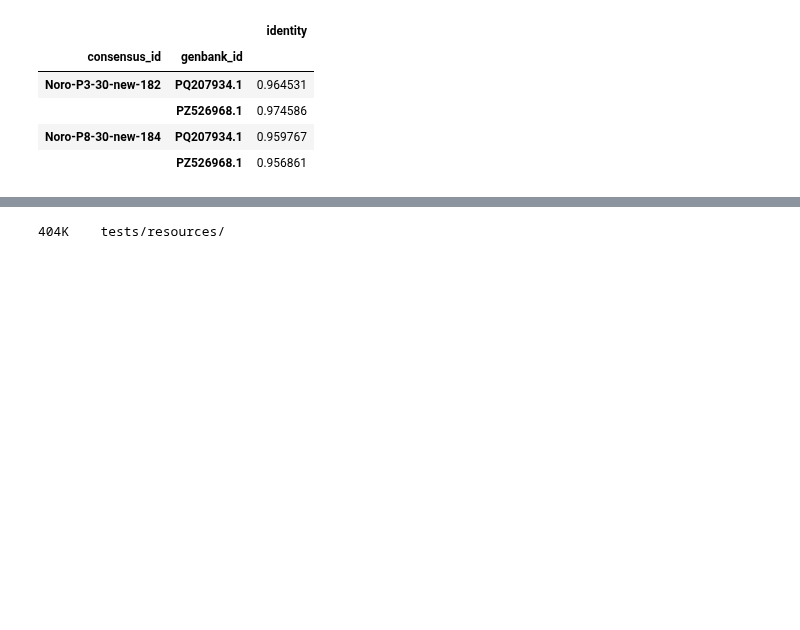
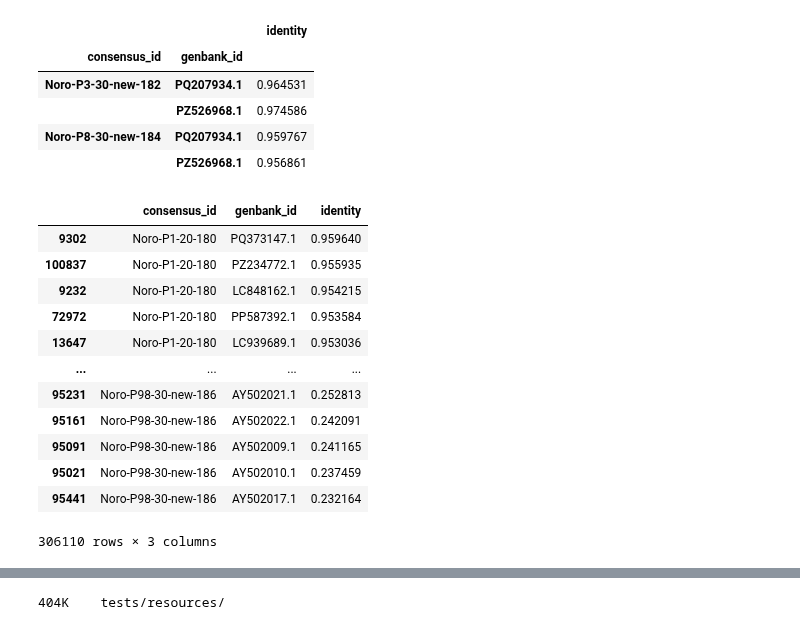
Before and after one commit to the-foxlab/NoroTracer, a Jupyter notebook: check_gb2seq.ipynb, the cells around one changed output, grey strips where cells are left out. Drawn from its saved outputs; the diff is of its cells as text; code cells hidden in the pictures; blank space fills up the shorter version.

```diff
--- a/check_gb2seq.ipynb
+++ b/check_gb2seq.ipynb
@@ -53,3 +53,19 @@ df_sim.set_index(['consensus_id','genbank_id']).loc[list(product(fasta_id_list,
 |  | PZ526968.1 | 0.974586 |
 | Noro-P8-30-new-184 | PQ207934.1 | 0.959767 |
 |  | PZ526968.1 | 0.956861 |
+# %%
+df_sim.sort_values(["consensus_id", "identity"], ascending=[True, False])
+# %% [output]
+|  | consensus_id | genbank_id | identity |
+| 9302 | Noro-P1-20-180 | PQ373147.1 | 0.959640 |
+| 100837 | Noro-P1-20-180 | PZ234772.1 | 0.955935 |
+| 9232 | Noro-P1-20-180 | LC848162.1 | 0.954215 |
+| 72972 | Noro-P1-20-180 | PP587392.1 | 0.953584 |
+| 13647 | Noro-P1-20-180 | LC939689.1 | 0.953036 |
+| ... | ... | ... | ... |
+| 95231 | Noro-P98-30-new-186 | AY502021.1 | 0.252813 |
+| 95161 | Noro-P98-30-new-186 | AY502022.1 | 0.242091 |
+| 95091 | Noro-P98-30-new-186 | AY502009.1 | 0.241165 |
+| 95021 | Noro-P98-30-new-186 | AY502010.1 | 0.237459 |
+| 95441 | Noro-P98-30-new-186 | AY502017.1 | 0.232164 |
+306110 rows × 3 columns
```
Also changed, not shown: parts of 1 cell of this notebook, 4 other files.
